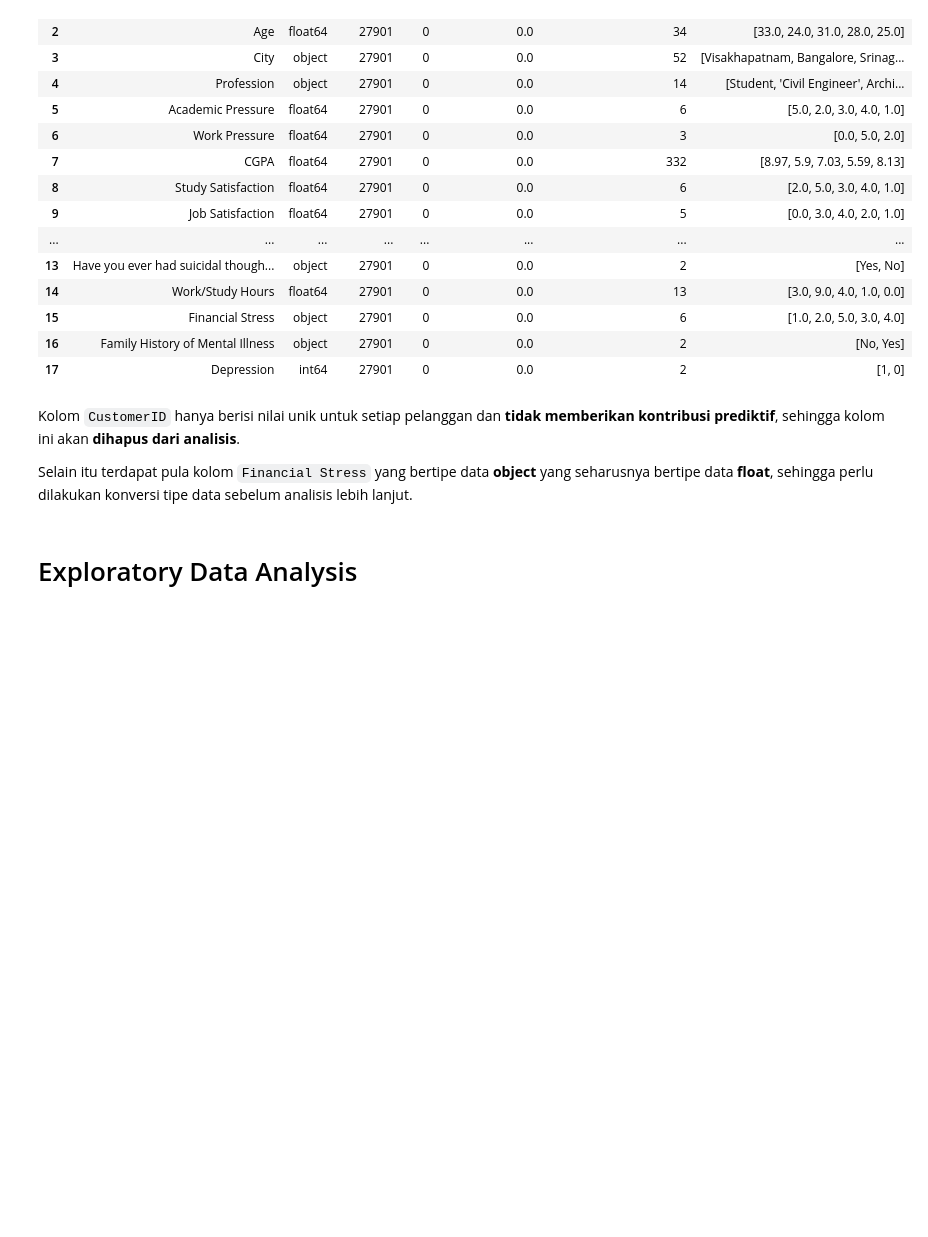
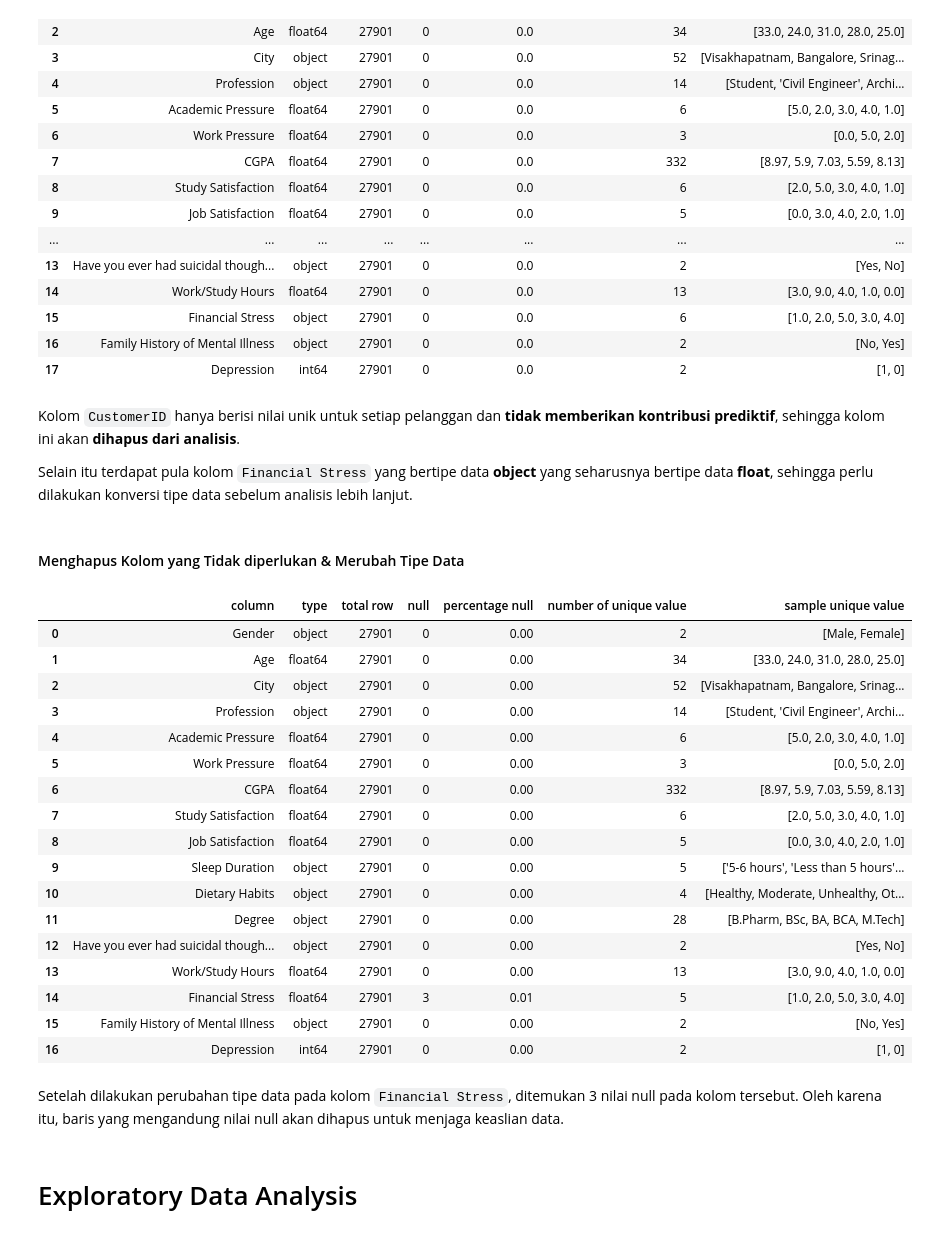
Before and after one commit to rajwaAth/Predicting-Student-Depression, a Jupyter notebook: StudentDepression.ipynb, the cells around one changed output. Drawn from its saved outputs; the diff is of its cells as text; code cells hidden in the pictures; blank space fills up the shorter version.

```diff
--- a/StudentDepression.ipynb
+++ b/StudentDepression.ipynb
@@ -84,4 +96,6 @@ df_decs
 Kolom `CustomerID` hanya berisi nilai unik untuk setiap pelanggan dan **tidak memberikan kontribusi prediktif**, sehingga kolom ini akan **dihapus dari analisis**.
 
 Selain itu terdapat pula kolom `Financial Stress` yang bertipe data **object** yang seharusnya bertipe data **float**, sehingga perlu dilakukan konversi tipe data sebelum analisis lebih lanjut.
+# %% [markdown]
+#### Menghapus Kolom yang Tidak diperlukan & Merubah Tipe Data
 # %%
@@ -88,5 +103,35 @@ Selain itu terdapat pula kolom `Financial Stress` yang bertipe data **object** y
 df = df.drop('id', axis=1)
 df['Financial Stress'] = pd.to_numeric(df['Financial Stress'], errors='coerce')
+# %%
+# lakukan deskripsi data ulang
+ListofDecs = []
+
+for i in df.columns:
+  ListofDecs.append([i, df[i].dtype, df.shape[0], df[i].isna().sum(), round((df[i].isna().sum()/df.shape[0])*100, 2), df[i].nunique(), df[i].unique()[:5]])
+
+df_decs = pd.DataFrame(ListofDecs, columns=['column', 'type', 'total row', 'null', 'percentage null', 'number of unique value', 'sample unique value'])
+df_decs
+# %% [output]
+|  | column | type | total row | null | percentage null | number of unique value | sample unique value |
+| 0 | Gender | object | 27901 | 0 | 0.00 | 2 | [Male, Female] |
+| 1 | Age | float64 | 27901 | 0 | 0.00 | 34 | [33.0, 24.0, 31.0, 28.0, 25.0] |
+| 2 | City | object | 27901 | 0 | 0.00 | 52 | [Visakhapatnam, Bangalore, Srinag... |
+| 3 | Profession | object | 27901 | 0 | 0.00 | 14 | [Student, 'Civil Engineer', Archi... |
+| 4 | Academic Pressure | float64 | 27901 | 0 | 0.00 | 6 | [5.0, 2.0, 3.0, 4.0, 1.0] |
+| 5 | Work Pressure | float64 | 27901 | 0 | 0.00 | 3 | [0.0, 5.0, 2.0] |
+| 6 | CGPA | float64 | 27901 | 0 | 0.00 | 332 | [8.97, 5.9, 7.03, 5.59, 8.13] |
+| 7 | Study Satisfaction | float64 | 27901 | 0 | 0.00 | 6 | [2.0, 5.0, 3.0, 4.0, 1.0] |
+| 8 | Job Satisfaction | float64 | 27901 | 0 | 0.00 | 5 | [0.0, 3.0, 4.0, 2.0, 1.0] |
+| 9 | Sleep Duration | object | 27901 | 0 | 0.00 | 5 | ['5-6 hours', 'Less than 5 hours'... |
+| 10 | Dietary Habits | object | 27901 | 0 | 0.00 | 4 | [Healthy, Moderate, Unhealthy, Ot... |
+| 11 | Degree | object | 27901 | 0 | 0.00 | 28 | [B.Pharm, BSc, BA, BCA, M.Tech] |
+| 12 | Have you ever had suicidal though... | object | 27901 | 0 | 0.00 | 2 | [Yes, No] |
+| 13 | Work/Study Hours | float64 | 27901 | 0 | 0.00 | 13 | [3.0, 9.0, 4.0, 1.0, 0.0] |
+| 14 | Financial Stress | float64 | 27901 | 3 | 0.01 | 5 | [1.0, 2.0, 5.0, 3.0, 4.0] |
+| 15 | Family History of Mental Illness | object | 27901 | 0 | 0.00 | 2 | [No, Yes] |
+| 16 | Depression | int64 | 27901 | 0 | 0.00 | 2 | [1, 0] |
+# %% [markdown]
+Setelah dilakukan perubahan tipe data pada kolom `Financial Stress`, ditemukan 3 nilai null pada kolom tersebut. Oleh karena itu, baris yang mengandung nilai null akan dihapus untuk menjaga keaslian data.
 # %% [markdown]
 # Exploratory Data Analysis
 # %% [markdown]
```
Also changed, not shown: parts of 48 cells of this notebook, 8 other files.
